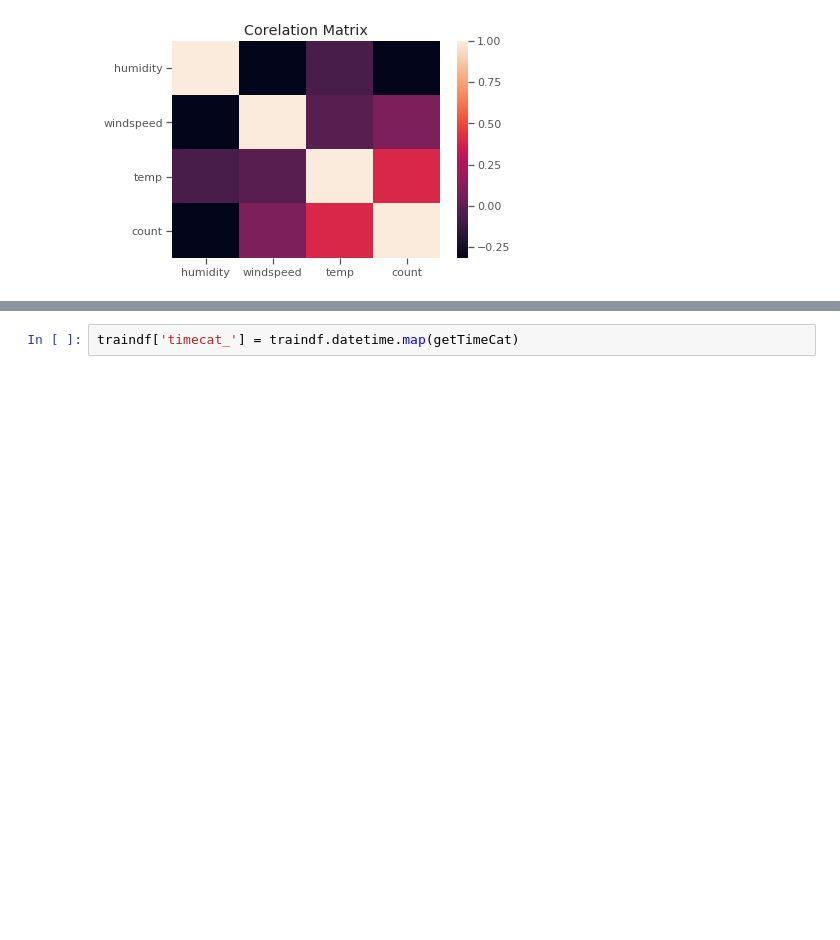
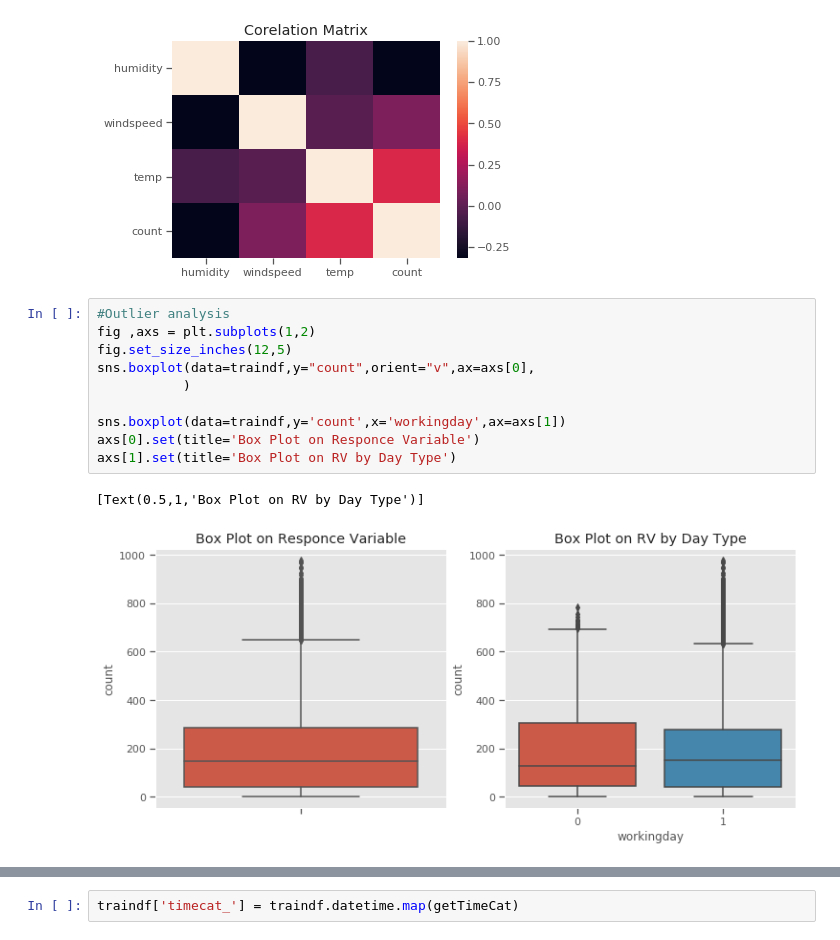
Before and after one commit to erv4gen/Bike-sharing-demand, a Jupyter notebook: Bike-sharing-demand.ipynb, the cells around one changed output, grey strips where cells are left out. Saved outputs shown, nothing was run; the diff lists cells and outputs as text; blank space fills up the shorter version.

```diff
--- a/Bike-sharing-demand.ipynb
+++ b/Bike-sharing-demand.ipynb
@@ -181,3 +184,16 @@ plt.title('Corelation Matrix')
 # %% [output]
 Text(0.5,1,'Corelation Matrix')
 [figure]
+# %%
+#Outlier analysis
+fig ,axs = plt.subplots(1,2)
+fig.set_size_inches(12,5)
+sns.boxplot(data=traindf,y="count",orient="v",ax=axs[0],
+           )
+
+sns.boxplot(data=traindf,y='count',x='workingday',ax=axs[1])
+axs[0].set(title='Box Plot on Responce Variable')
+axs[1].set(title='Box Plot on RV by Day Type')
+# %% [output]
+[Text(0.5,1,'Box Plot on RV by Day Type')]
+[figure, added]
```
Also changed, not shown: parts of 16 cells of this notebook.
